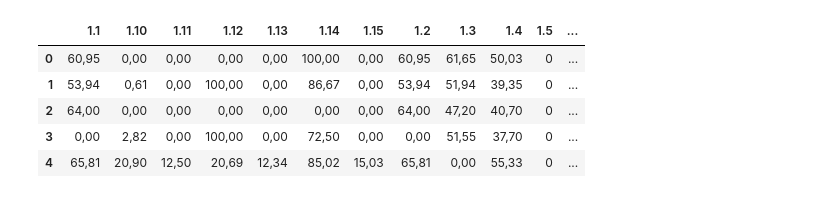
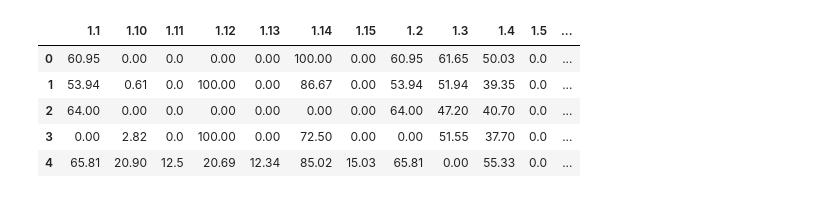
Before and after one commit to olyagnilova/uni-prob, a Jupyter notebook: data_prep.ipynb, the cells around one changed output. Cells and saved outputs as stored; diff of their text form; code cells hidden in the pictures.

```diff
--- a/data_prep.ipynb
+++ b/data_prep.ipynb
@@ -28,24 +33,22 @@ raw_data_1 = [dict(empty, **d) for d in raw_data]
 # %%
 # preparing final dictionary
-final_dict = collections.defaultdict(list)
+final_dict_2018 = collections.defaultdict(list)
 for d in raw_data_1:
     for k, v in d.items():
-        final_dict[k].append(v)
+        final_dict_2018[k].append(v)
+
+final_dict_2017 = collections.defaultdict(list)
+for d in raw_data_1_2017:
+    for k, v in d.items():
+        final_dict_2017[k].append(v)
 # %%
-df_raw = pd.DataFrame.from_dict(final_dict)
-df_raw.head()
+df_raw = pd.DataFrame.from_dict(final_dict_2018)
+df_raw_2017 = pd.DataFrame.from_dict(final_dict_2017)
-# %% [output]
-|  | 1.1 | 1.10 | 1.11 | 1.12 | 1.13 | 1.14 | 1.15 | 1.2 | 1.3 | 1.4 | 1.5 | ... |
-| 0 | 60,95 | 0,00 | 0,00 | 0,00 | 0,00 | 100,00 | 0,00 | 60,95 | 61,65 | 50,03 | 0 | ... |
-| 1 | 53,94 | 0,61 | 0,00 | 100,00 | 0,00 | 86,67 | 0,00 | 53,94 | 51,94 | 39,35 | 0 | ... |
-| 2 | 64,00 | 0,00 | 0,00 | 0,00 | 0,00 | 0,00 | 0,00 | 64,00 | 47,20 | 40,70 | 0 | ... |
-| 3 | 0,00 | 2,82 | 0,00 | 100,00 | 0,00 | 72,50 | 0,00 | 0,00 | 51,55 | 37,70 | 0 | ... |
-| 4 | 65,81 | 20,90 | 12,50 | 20,69 | 12,34 | 85,02 | 15,03 | 65,81 | 0,00 | 55,33 | 0 | ... |
 # %%
 def num_format(x):
     if isinstance(x, str):
         comma_cnt = x.count(',')
-        if comma_cnt == 1 and not x.replace(' ', '').replace(',', '').isalpha():
+        if comma_cnt == 1 and x.replace(' ', '').replace(',', '').replace('%', '').replace('+', '').replace('–', '').isdigit():
             x = x.replace(',', '.')
             x = x.replace(' ', '')
             x = x.replace('%', '')
@@ -66,4 +69,16 @@ def num_format(x):
 # %%
 df_tmp = df_raw.applymap(num_format)
 df = df_tmp.drop(df_tmp.columns[df_tmp.isna().all()], axis=1)
+
+df_tmp_2017 = df_raw_2017.applymap(num_format)
+df_2017 = df_tmp_2017.drop(df_tmp_2017.columns[df_tmp_2017.isna().all()], axis=1)
+# %%
+df_2017.head()
+# %% [output]
+|  | 1.1 | 1.10 | 1.11 | 1.12 | 1.13 | 1.14 | 1.15 | 1.2 | 1.3 | 1.4 | 1.5 | ... |
+| 0 | 60.95 | 0.00 | 0.0 | 0.00 | 0.00 | 100.00 | 0.00 | 60.95 | 61.65 | 50.03 | 0.0 | ... |
+| 1 | 53.94 | 0.61 | 0.0 | 100.00 | 0.00 | 86.67 | 0.00 | 53.94 | 51.94 | 39.35 | 0.0 | ... |
+| 2 | 64.00 | 0.00 | 0.0 | 0.00 | 0.00 | 0.00 | 0.00 | 64.00 | 47.20 | 40.70 | 0.0 | ... |
+| 3 | 0.00 | 2.82 | 0.0 | 100.00 | 0.00 | 72.50 | 0.00 | 0.00 | 51.55 | 37.70 | 0.0 | ... |
+| 4 | 65.81 | 20.90 | 12.5 | 20.69 | 12.34 | 85.02 | 15.03 | 65.81 | 0.00 | 55.33 | 0.0 | ... |
 # %%
```
Also changed, not shown: parts of 12 cells of this notebook, 30 other files.
